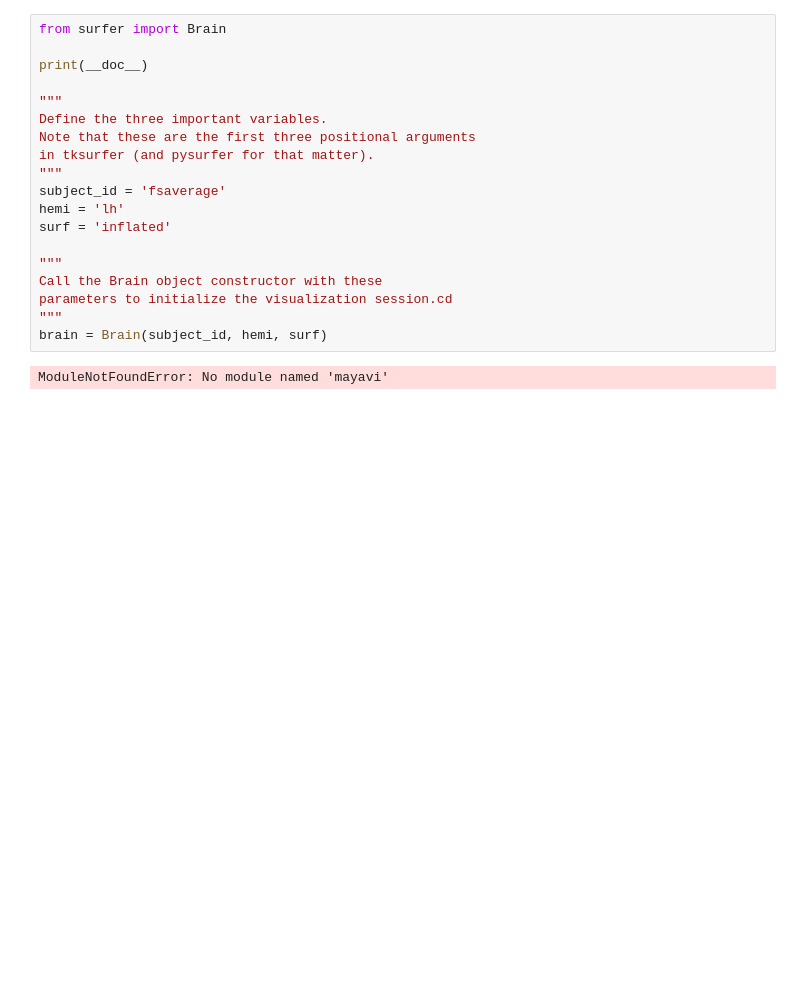
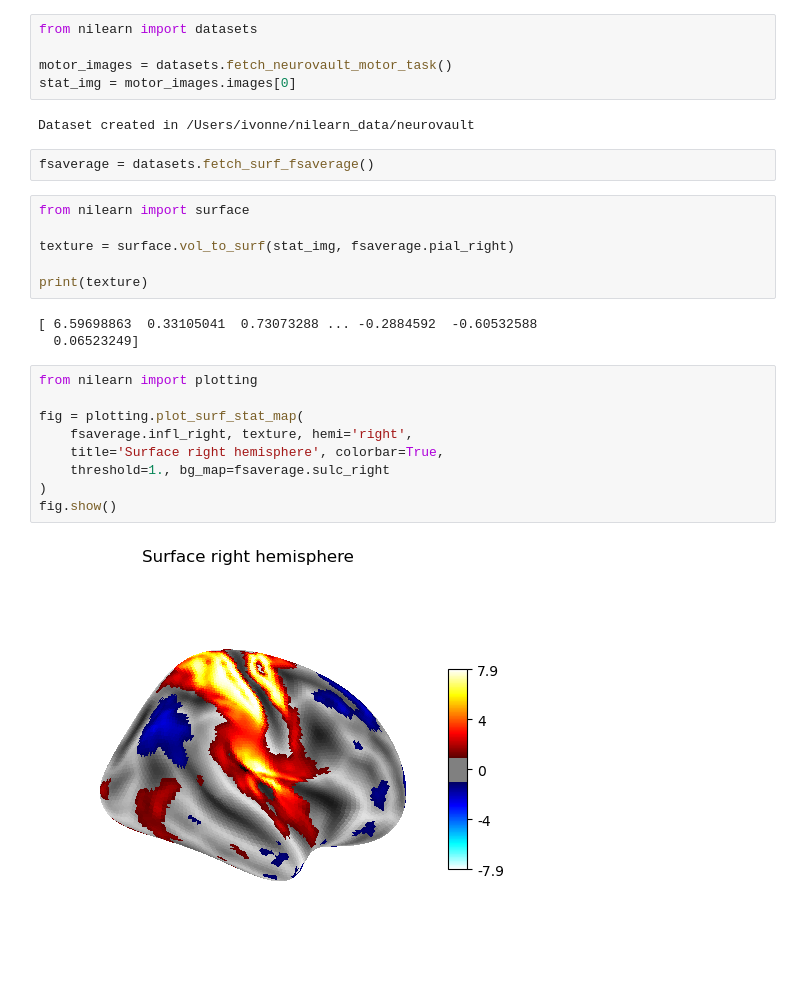
Before and after one commit to ivonnerubio/Neuron-Simulation, a Jupyter notebook: Neuron/sta.ipynb, the cells around one changed output. Cells and saved outputs as stored; diff of their text form; blank space fills up the shorter version.

```diff
--- a/Neuron/sta.ipynb
+++ b/Neuron/sta.ipynb
@@ -1,21 +1,29 @@
-# %%
-from surfer import Brain
-
-print(__doc__)
-
-"""
-Define the three important variables.
-Note that these are the first three positional arguments
-in tksurfer (and pysurfer for that matter).
-"""
-subject_id = 'fsaverage'
-hemi = 'lh'
-surf = 'inflated'
-
-"""
-Call the Brain object constructor with these
-parameters to initialize the visualization session.cd
-"""
-brain = Brain(subject_id, hemi, surf)
-# %% [output]
-ModuleNotFoundError: No module named 'mayavi'
+# %%
+from nilearn import datasets
+
+motor_images = datasets.fetch_neurovault_motor_task()
+stat_img = motor_images.images[0]
+# %% [output]
+Dataset created in /Users/ivonne/nilearn_data/neurovault
+# %%
+fsaverage = datasets.fetch_surf_fsaverage()
+# %%
+from nilearn import surface
+
+texture = surface.vol_to_surf(stat_img, fsaverage.pial_right)
+
+print(texture)
+# %% [output]
+[ 6.59698863  0.33105041  0.73073288 ... -0.2884592  -0.60532588
+  0.06523249]
+# %%
+from nilearn import plotting
+
+fig = plotting.plot_surf_stat_map(
+    fsaverage.infl_right, texture, hemi='right',
+    title='Surface right hemisphere', colorbar=True,
+    threshold=1., bg_map=fsaverage.sulc_right
+)
+fig.show()
+# %% [output]
+[figure, added]
```
Also changed, not shown: parts of 1 cell of this notebook, 2 other files.
